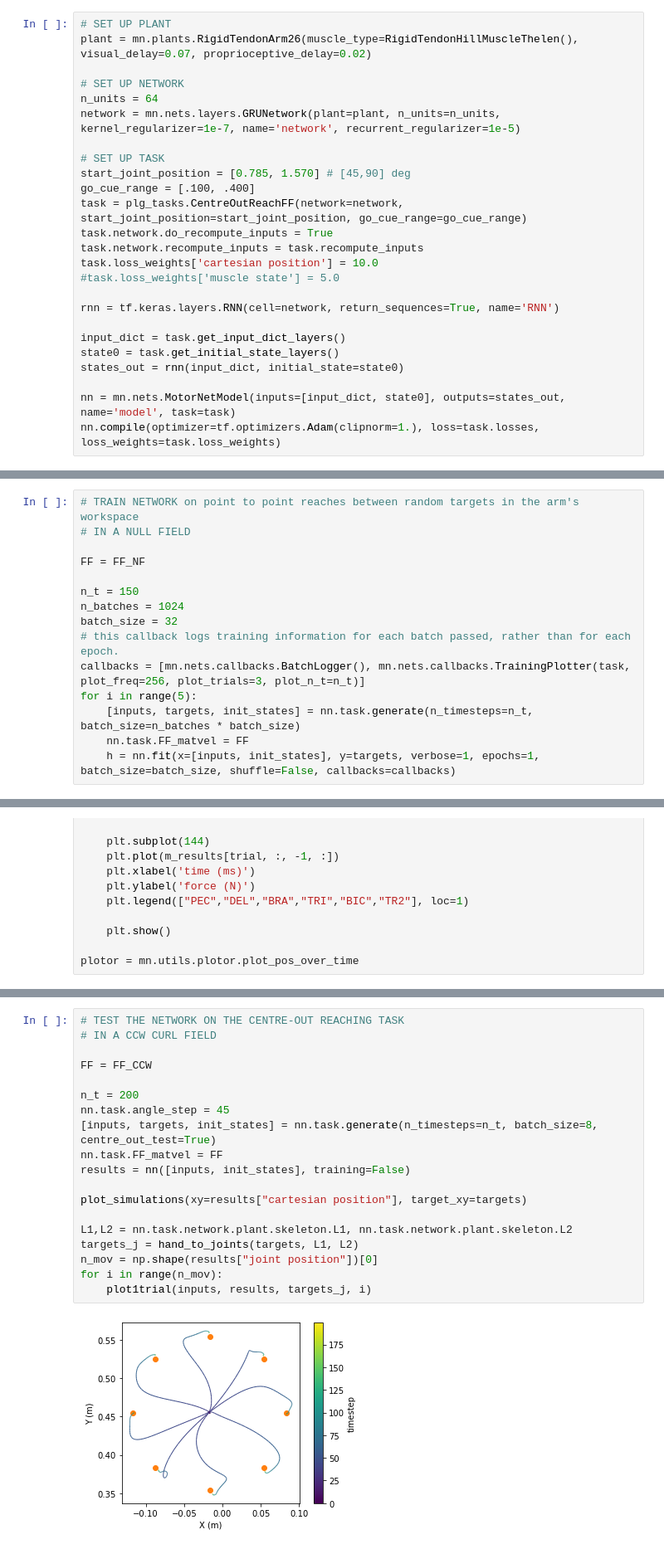
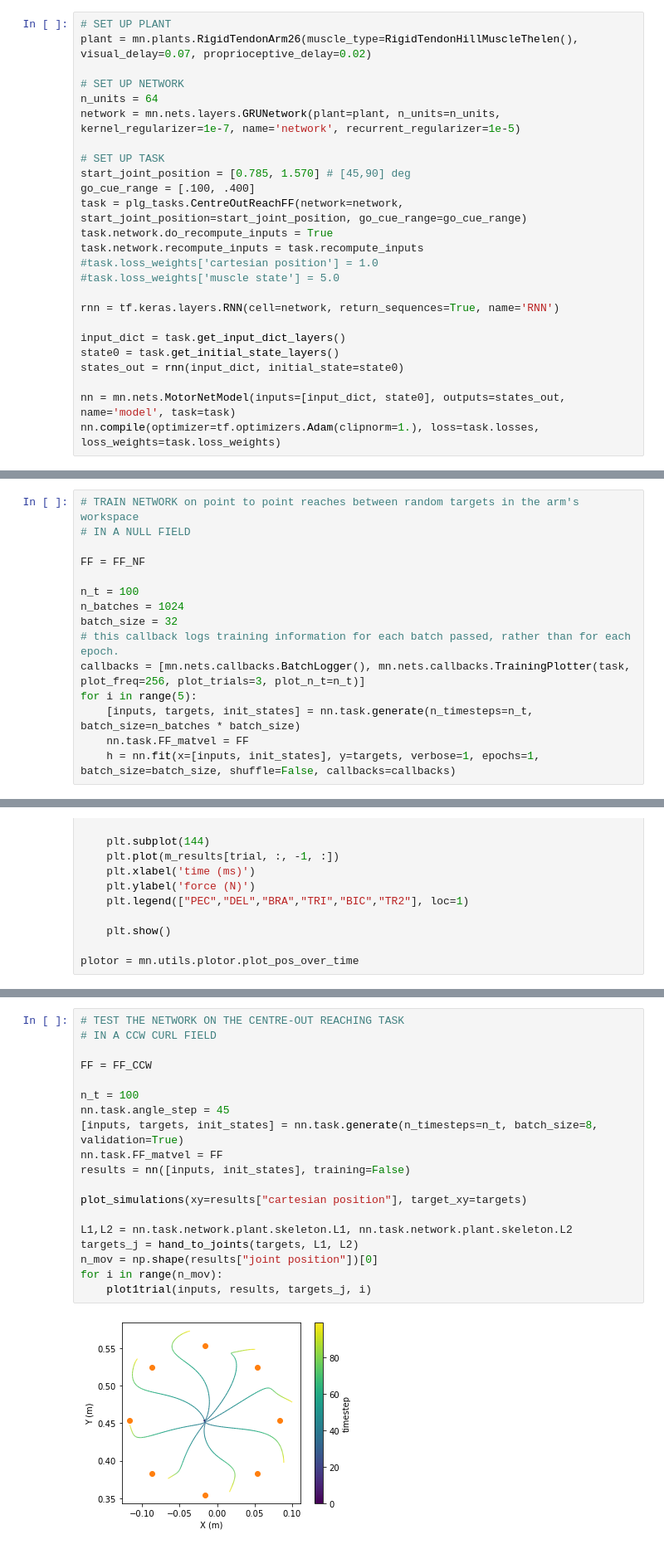
Before and after one commit to paulgribble/motornet_plg, a Jupyter notebook: example_centeroutFF.ipynb, the cells around one changed output, grey strips where cells are left out. Shown at 83% size. Drawn from its saved outputs; the diff is of its cells as text.

```diff
--- a/example_centeroutFF.ipynb
+++ b/example_centeroutFF.ipynb
@@ -40,7 +43,7 @@ go_cue_range = [.100, .400]
 task = plg_tasks.CentreOutReachFF(network=network, start_joint_position=start_joint_position, go_cue_range=go_cue_range)
 task.network.do_recompute_inputs = True
 task.network.recompute_inputs = task.recompute_inputs
-task.loss_weights['cartesian position'] = 10.0
+#task.loss_weights['cartesian position'] = 1.0
 #task.loss_weights['muscle state'] = 5.0
 
 rnn = tf.keras.layers.RNN(cell=network, return_sequences=True, name='RNN')
@@ -85,7 +85,7 @@ FF_CW  = tf.convert_to_tensor(np.array([[0, b],[-b,0]]), dtype=tf.float32)
 
 FF = FF_NF
 
-n_t = 150
+n_t = 100
 n_batches = 1024
 batch_size = 32
 # this callback logs training information for each batch passed, rather than for each epoch.
@@ -188,21 +188,21 @@ for i in range(n_mov):
 # %%
 # TEST THE NETWORK ON THE CENTRE-OUT REACHING TASK
 # IN A CCW CURL FIELD
 
 FF = FF_CCW
 
-n_t = 200
+n_t = 100
 nn.task.angle_step = 45
-[inputs, targets, init_states] = nn.task.generate(n_timesteps=n_t, batch_size=8, centre_out_test=True)
+[inputs, targets, init_states] = nn.task.generate(n_timesteps=n_t, batch_size=8, validation=True)
 nn.task.FF_matvel = FF
 results = nn([inputs, init_states], training=False)
 
 plot_simulations(xy=results["cartesian position"], target_xy=targets)
 
 L1,L2 = nn.task.network.plant.skeleton.L1, nn.task.network.plant.skeleton.L2
 targets_j = hand_to_joints(targets, L1, L2)
 n_mov = np.shape(results["joint position"])[0]
 for i in range(n_mov):
     plot1trial(inputs, results, targets_j, i)
 # %% [output]
-[figure, old version]
+[figure, new version]
```
Also changed, not shown: parts of 11 cells of this notebook, 1 other file.
